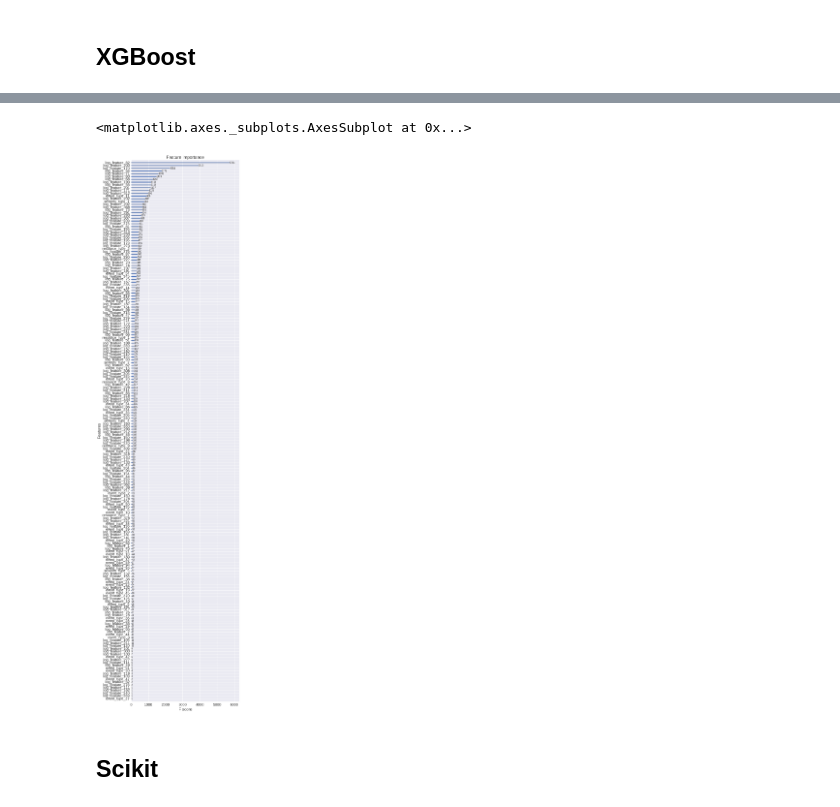
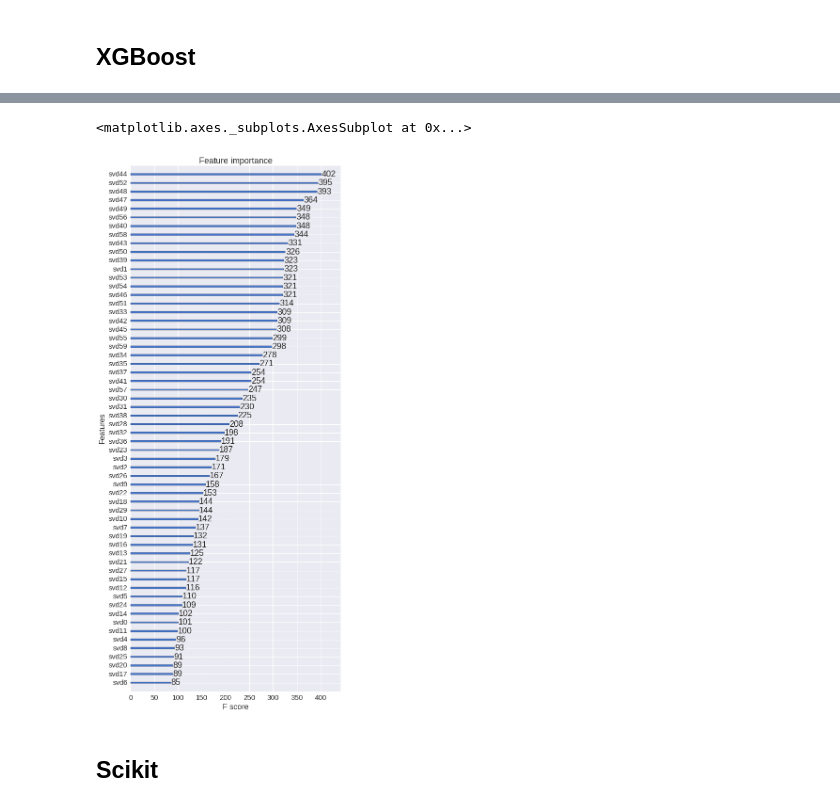
Before and after one commit to abiraja2004/ml_fun, a Jupyter notebook: telstra/notes.ipynb, the cells around one changed output, grey strips where cells are left out. Drawn from its saved outputs; the diff is of its cells as text; code cells hidden in the pictures.

```diff
--- a/telstra/notes.ipynb
+++ b/telstra/notes.ipynb
@@ -622,0 +728,13 @@ plt.title("$p_{j|i}$ (variable $\sigma$)")
+# %%
+# save pca to df and add back dropped cols
+df_lle = pd.DataFrame(X_lle,
+                      columns=['lle{}'.format(c) for c in range(ncomps)],
+                      index=df_all.index)
+for c in drop:
+    df_lle[c] = df_all[c]
+
+# save col names for easy filter later
+llecols = [c for c in df_lle.columns if c[:3] == 'lle']
+
+# check size
+assert(df_lle.shape[0] == df_all.shape[0])
@@ -628,9 +763,9 @@ from sklearn.manifold import TSNE
 #metric = metrics.pairwise.manhattan_distances
 tsne = TSNE(n_components=2,
             #init='pca',
-            #perplexity=50,
+            perplexity=50,
             #metric=metric,
-            #learning_rate=500,
+            learning_rate=500,
             method='barnes_hut',
             verbose=2)
 
@@ -836,12 +1094,12 @@ print('Test accuracy:', score[1])
 ## XGBoost
 # %%
 # get train inputs
-X_train = df_all[(df_all.is_train == True)].copy()
+X_train = df_svd[(df_svd.is_train == True)].copy()
 y_train = X_train.fault_severity
 X_train.drop(drop, 1, inplace=True)
 
 # get test inputs
-X_test = df_all[(df_all.is_train == False)].copy()
+X_test = df_svd[(df_svd.is_train == False)].copy()
 X_test.drop(drop, 1, inplace=True)
 
 # split train into... train and test
@@ -910,0 +1171,3 @@ KeyboardInterrupt:
+# %%
+# retrain best model
+bst = xgb.train(param, xg_train, num_round)
@@ -911,8 +1177,8 @@ KeyboardInterrupt:
 # %%
-f, ax = plt.subplots(figsize=(8,40))
+# plot feature importance
+f, ax = plt.subplots(figsize=(8,20))
 xgb.plot_importance(bst, ax=ax)
-#xgb.to_graphviz(bst, num_trees=2)
 # %% [output]
 <matplotlib.axes._subplots.AxesSubplot at 0x...>
-[figure, old version]
+[figure, new version]
 # %%
```
Also changed, not shown: parts of 56 cells of this notebook, 8 other files.
